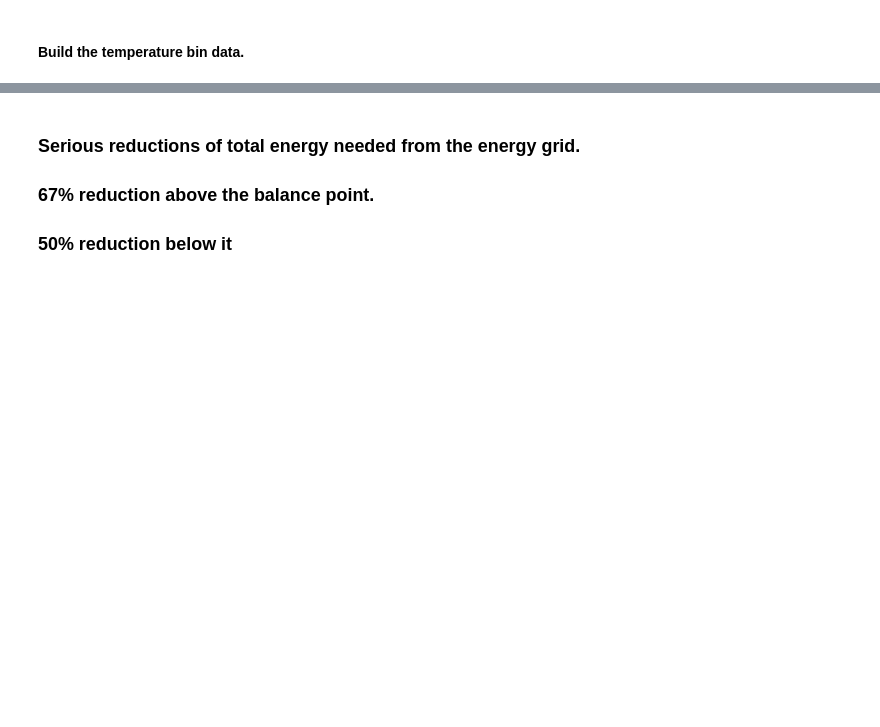
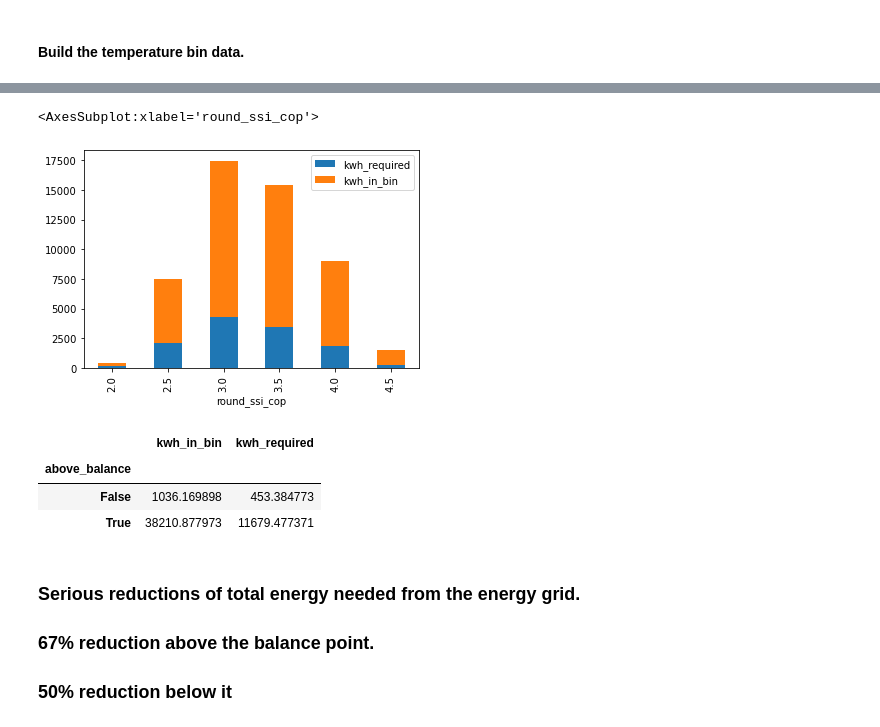
Before and after one commit to rhl-/airsource, a Jupyter notebook: airsource.ipynb, the cells around one changed output, grey strips where cells are left out. Drawn from its saved outputs; the diff is of its cells as text; code cells hidden in the pictures; blank space fills up the shorter version.

```diff
--- a/airsource.ipynb
+++ b/airsource.ipynb
@@ -278,8 +112,0 @@ merged.loc[merged.groupby(['fancoil']).right_sizedness.idxmin()]
-# %%
-x=cooling_model['Water Temp'].unique()
-y=cooling_model['Ambient'].unique()
-X,Y=np.meshgrid(x,y)
-Z=cooling_model['Capacity'].values.reshape(4,2)
-interp_cooling_model=RectBivariateSpline(y,x, Z,ky=1)
-Z1=cooling_model['kW'].values.reshape(4,2)
-interp_cooling_model_energy=RectBivariateSpline(y,x, Z1,ky=1)
@@ -369,7 +185,18 @@ bin_data.groupby('round_outside_temp')[['kwh_required','kwh_in_bin']].sum().plot
+# %%
+bin_data.groupby('round_ssi_cop')[['kwh_required','kwh_in_bin']].sum().plot.bar(stacked=True)
+# %% [output]
+<AxesSubplot:xlabel='round_ssi_cop'>
+[figure, added]
 # %%
 bin_data['above_balance']=(bin_data['outside_temp']>=balance_point)
 # %%
 energy_del_vs_required = bin_data.groupby('above_balance')[['kwh_in_bin','kwh_required']].sum()
+energy_del_vs_required
+# %% [output]
+|  | kwh_in_bin | kwh_required |
+| above_balance |  |  |
+| False | 1036.169898 | 453.384773 |
+| True | 38210.877973 | 11679.477371 |
 # %% [markdown]
 ### Serious reductions of total energy needed from the energy grid.
 ### 67% reduction above the balance point.
```
Also changed, not shown: parts of 39 cells of this notebook.
